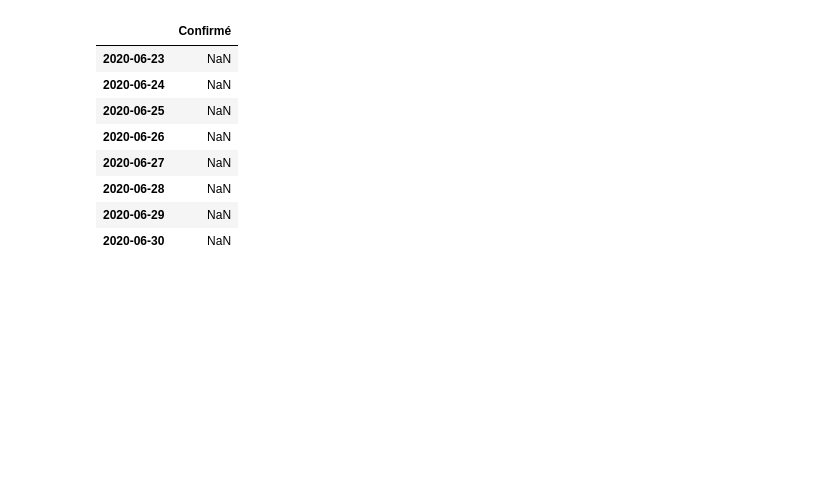
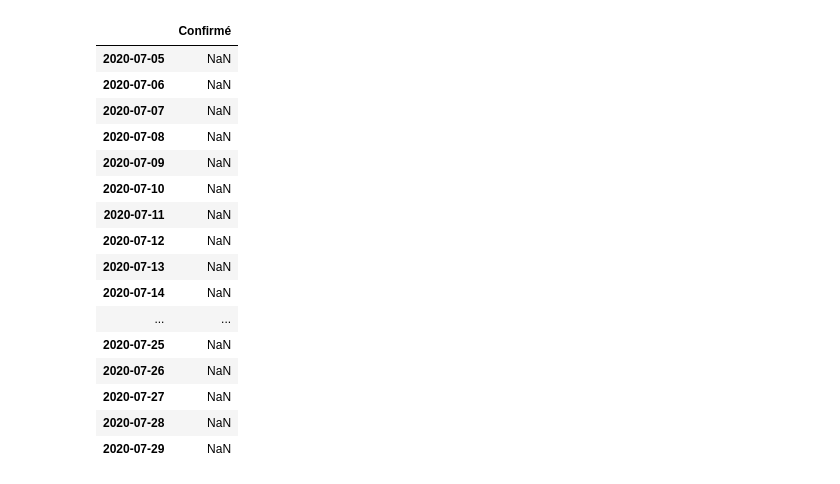
Before and after one commit to Jlingz14/Covid, a Jupyter notebook: LSTM.ipynb, the cells around one changed output. Drawn from its saved outputs; the diff is of its cells as text; code cells hidden in the pictures; blank space fills up the shorter version.

```diff
--- a/LSTM.ipynb
+++ b/LSTM.ipynb
@@ -158,17 +158,25 @@ WARNING:tensorflow:Model was constructed with shape (None, 12, 1) for input Tens
 # %%
-add_dates = [df.index[-1] + DateOffset(day=x)for x in range(22,31)]
+add_dates = [df.index[-1] + DateOffset(day=x)for x in range(4,30)]
 future_dates = pd.DataFrame(index=add_dates[1:],columns=df.columns)
 future_dates.tail(30)
 # %% [output]
 |  | Confirmé |
-| 2020-06-23 | NaN |
-| 2020-06-24 | NaN |
-| 2020-06-25 | NaN |
-| 2020-06-26 | NaN |
-| 2020-06-27 | NaN |
-| 2020-06-28 | NaN |
-| 2020-06-29 | NaN |
-| 2020-06-30 | NaN |
+| 2020-07-05 | NaN |
+| 2020-07-06 | NaN |
+| 2020-07-07 | NaN |
+| 2020-07-08 | NaN |
+| 2020-07-09 | NaN |
+| 2020-07-10 | NaN |
+| 2020-07-11 | NaN |
+| 2020-07-12 | NaN |
+| 2020-07-13 | NaN |
+| 2020-07-14 | NaN |
+| ... | ... |
+| 2020-07-25 | NaN |
+| 2020-07-26 | NaN |
+| 2020-07-27 | NaN |
+| 2020-07-28 | NaN |
+| 2020-07-29 | NaN |
 # %%
 df_predict = pd.DataFrame(scaler.inverse_transform(pred_list),index=future_dates[-n_input:].index,columns=['Predictions'])
 
```
Also changed, not shown: parts of 9 cells of this notebook, 10 other files.
